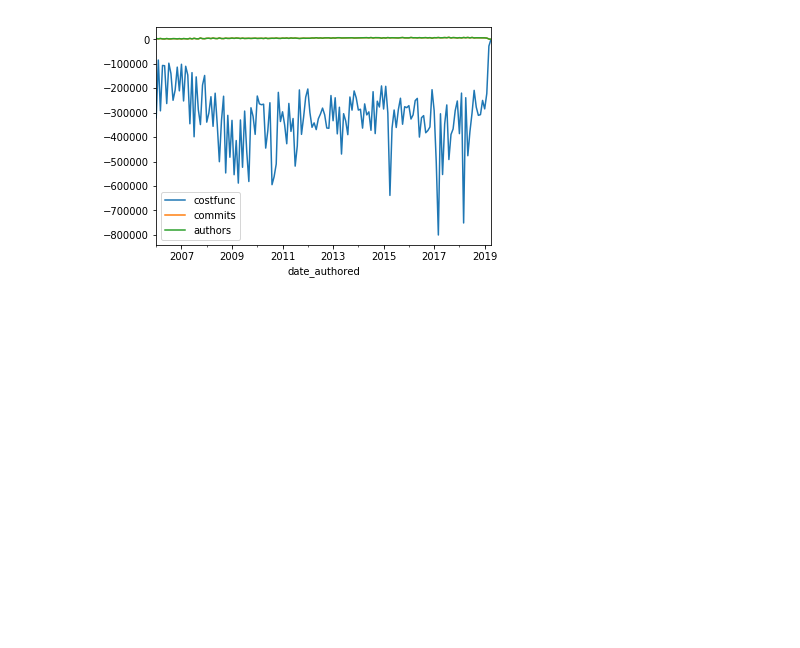
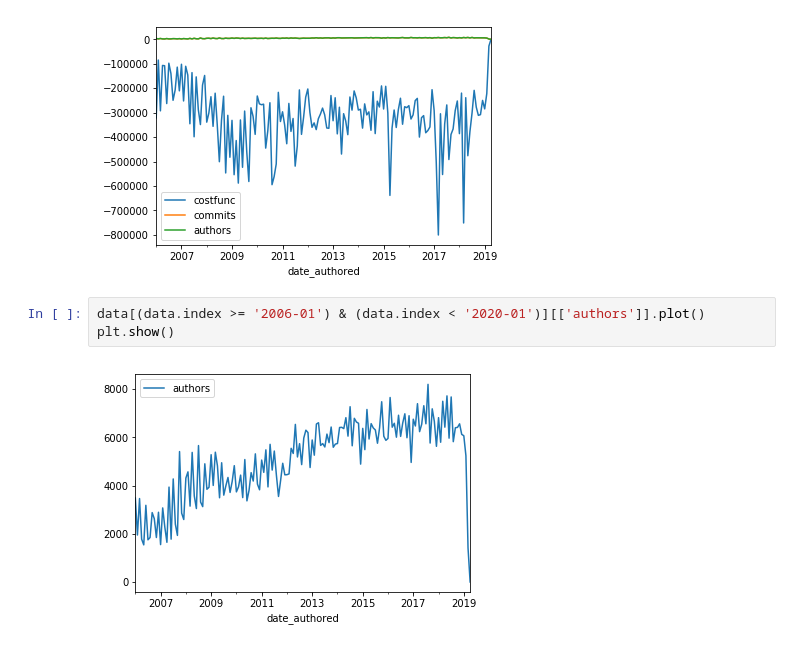
Before and after one commit to tbonza/EDS19, a Jupyter notebook: project/prototype.ipynb, the cells around one changed output. Drawn from its saved outputs; the diff is of its cells as text; blank space fills up the shorter version.

Commit message:
seems to be the relationship between cost and authors here

```diff
--- a/project/prototype.ipynb
+++ b/project/prototype.ipynb
@@ -419,3 +419,8 @@ data[(data.index >= '2006-01') & (data.index < '2020-01')].plot()
 plt.show()
 # %% [output]
 [figure]
+# %%
+data[(data.index >= '2006-01') & (data.index < '2020-01')][['authors']].plot()
+plt.show()
+# %% [output]
+[figure, added]
```
Also changed, not shown: parts of 4 cells of this notebook.
